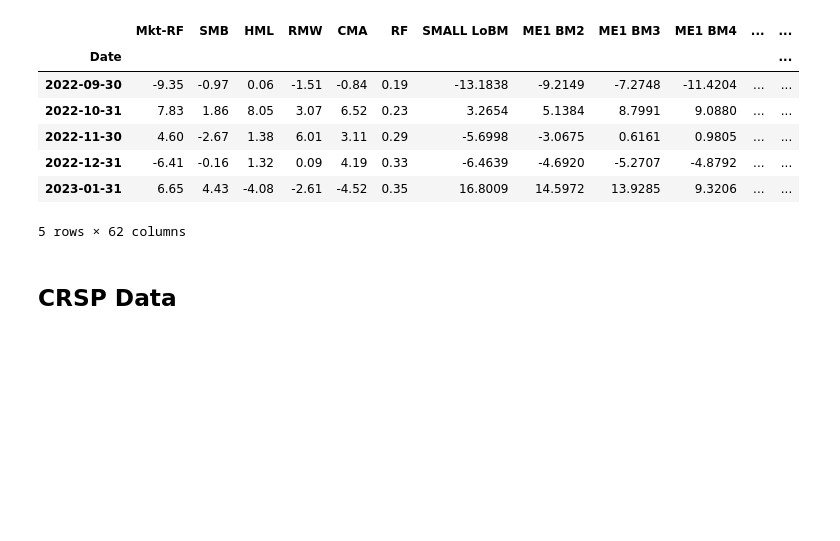
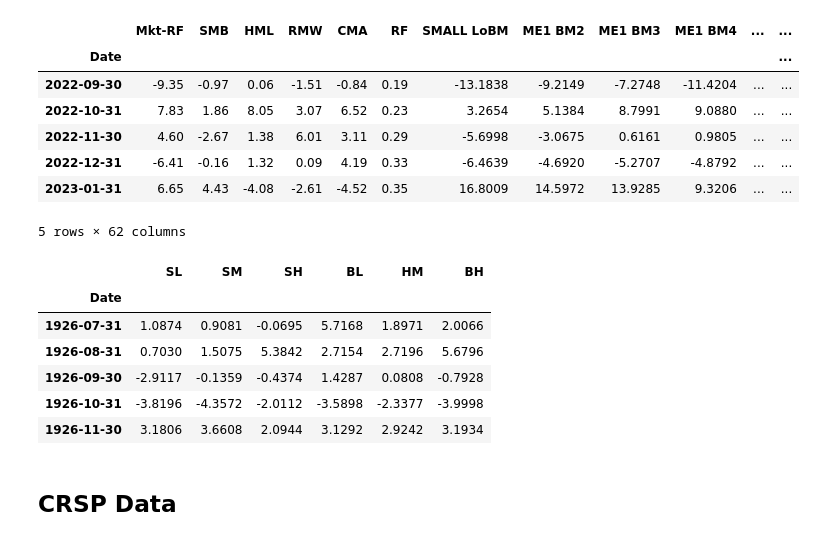
Before and after one commit to santoromano/Macro-Cross-Sectional-Analysis, a Jupyter notebook: data_prep.ipynb, the cells around one changed output. Drawn from its saved outputs; the diff is of its cells as text; code cells hidden in the pictures; blank space fills up the shorter version.

```diff
--- a/data_prep.ipynb
+++ b/data_prep.ipynb
@@ -109,2 +119,16 @@ ff_data.tail()
+# %%
+ff_pred_data = pdr.DataReader('6_Portfolios_2x3','famafrench', start='1925-01-01')[0]
+ff_pred_data.index = ff_pred_data.index.to_timestamp() + MonthEnd(0)
+ff_pred_data.columns = ['SL', 'SM', 'SH', 'BL', 'HM', 'BH']
+# %%
+ff_pred_data.head()
+# %% [output]
+|  | SL | SM | SH | BL | HM | BH |
+| Date |  |  |  |  |  |  |
+| 1926-07-31 | 1.0874 | 0.9081 | -0.0695 | 5.7168 | 1.8971 | 2.0066 |
+| 1926-08-31 | 0.7030 | 1.5075 | 5.3842 | 2.7154 | 2.7196 | 5.6796 |
+| 1926-09-30 | -2.9117 | -0.1359 | -0.4374 | 1.4287 | 0.0808 | -0.7928 |
+| 1926-10-31 | -3.8196 | -4.3572 | -2.0112 | -3.5898 | -2.3377 | -3.9998 |
+| 1926-11-30 | 3.1806 | 3.6608 | 2.0944 | 3.1292 | 2.9242 | 3.1934 |
 # %% [markdown]
 ## CRSP Data
```
Also changed, not shown: parts of 30 cells of this notebook.
